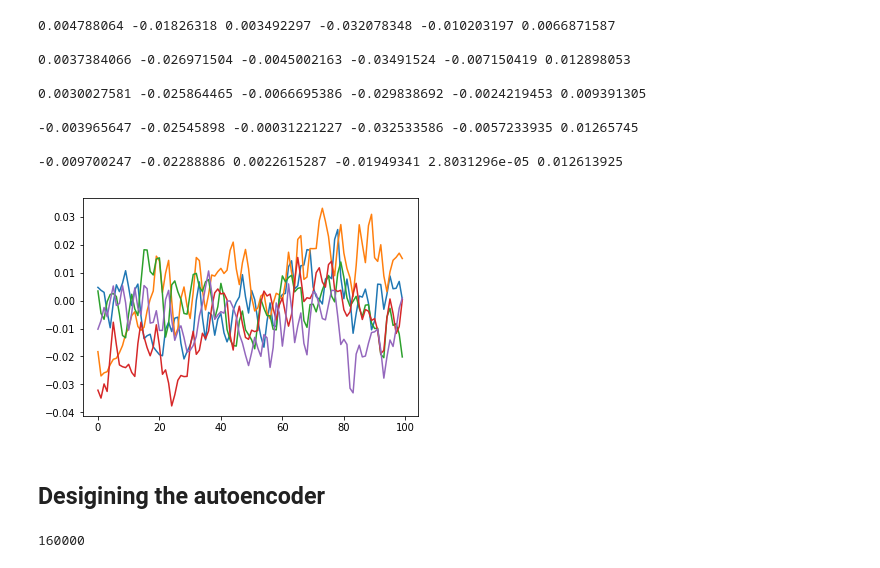
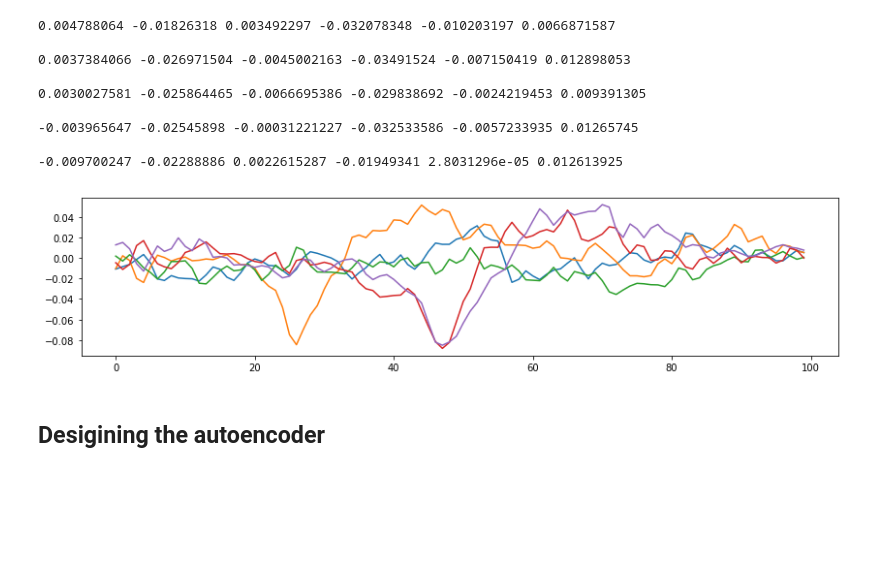
Before and after one commit to psambit9791/SpikeSort, a Jupyter notebook: Test_SpikeSort.ipynb, the cells around one changed output. Cells and saved outputs as stored; diff of their text form; code cells hidden in the pictures; blank space fills up the shorter version.

```diff
--- a/Test_SpikeSort.ipynb
+++ b/Test_SpikeSort.ipynb
@@ -34,13 +34,13 @@ for i in range(5):
 # %%
 etrode_1 = rawdata['data'][:100, 0]
 
-plt.figure()
+plt.figure(figsize=(14,3))
 for i in range(5):
-    etrode_1 = rawdata['data'][:100, i]
+    etrode_1 = rawdata['data'][550:650, i]
     plt.plot(etrode_1)
 plt.show()
 # %% [output]
-[figure, old version]
+[figure, new version]
 # %% [markdown]
 ## Desigining the autoencoder
 # %%
@@ -100,13 +125,11 @@ for i in range(features):
 #print(electrode_data)
 # %%
-#np.save('mydata_100', electrode_data)
-#electrode_data = np.load('mydata_100.npy')
+#np.save('mydata_1000_cond', electrode_data)
+electrode_data = np.load('mydata_1000_cond.npy')
 #print(electrode_data.shape[1])
 train_lim = int(0.8*electrode_data.shape[1])
 electrode_data_train = electrode_data[:, :train_lim]
 electrode_data_test = electrode_data[:, train_lim:]
-# %% [output]
-160000
 # %%
 import random
 
```
Also changed, not shown: parts of 9 cells of this notebook, 2 other files.
